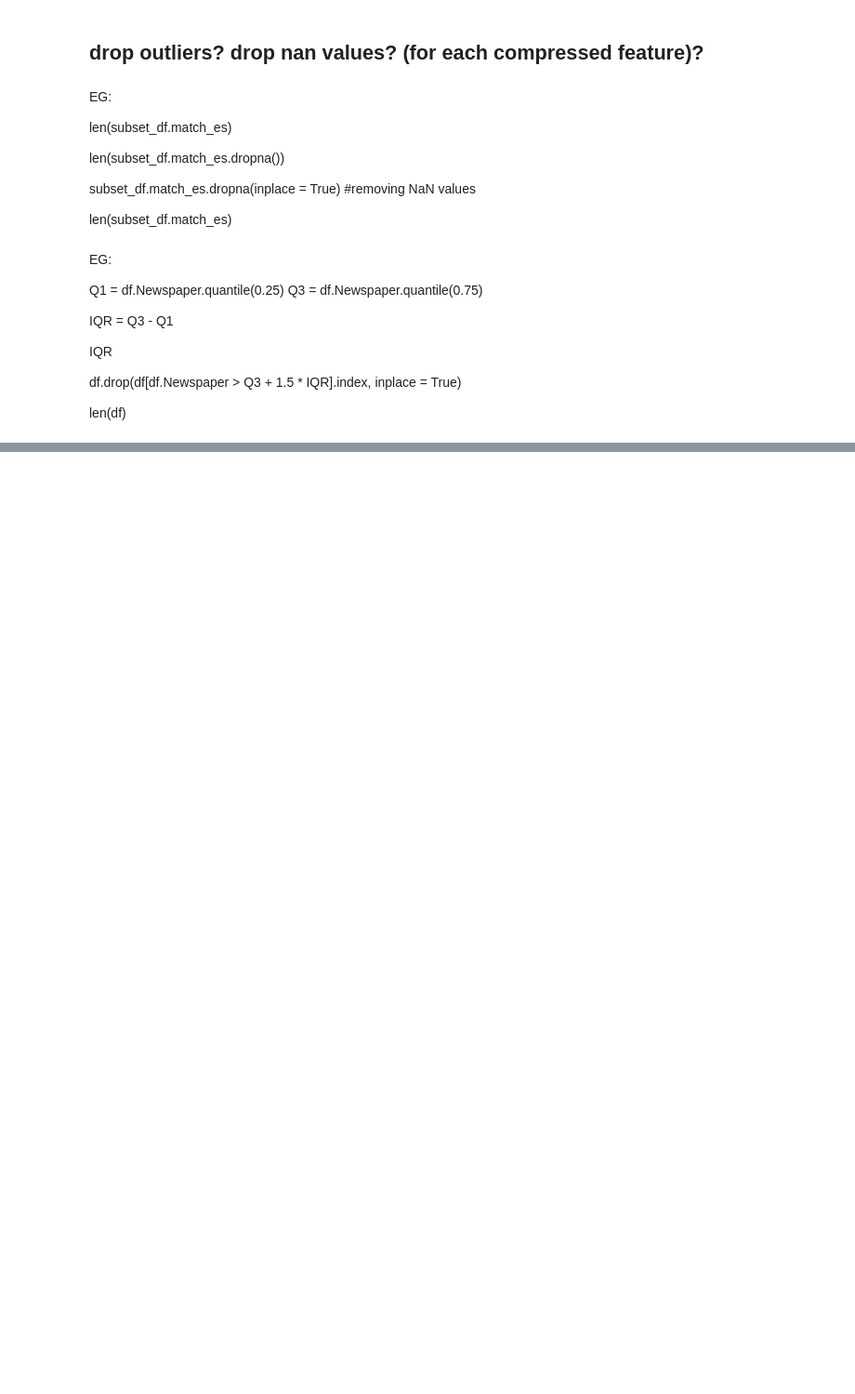
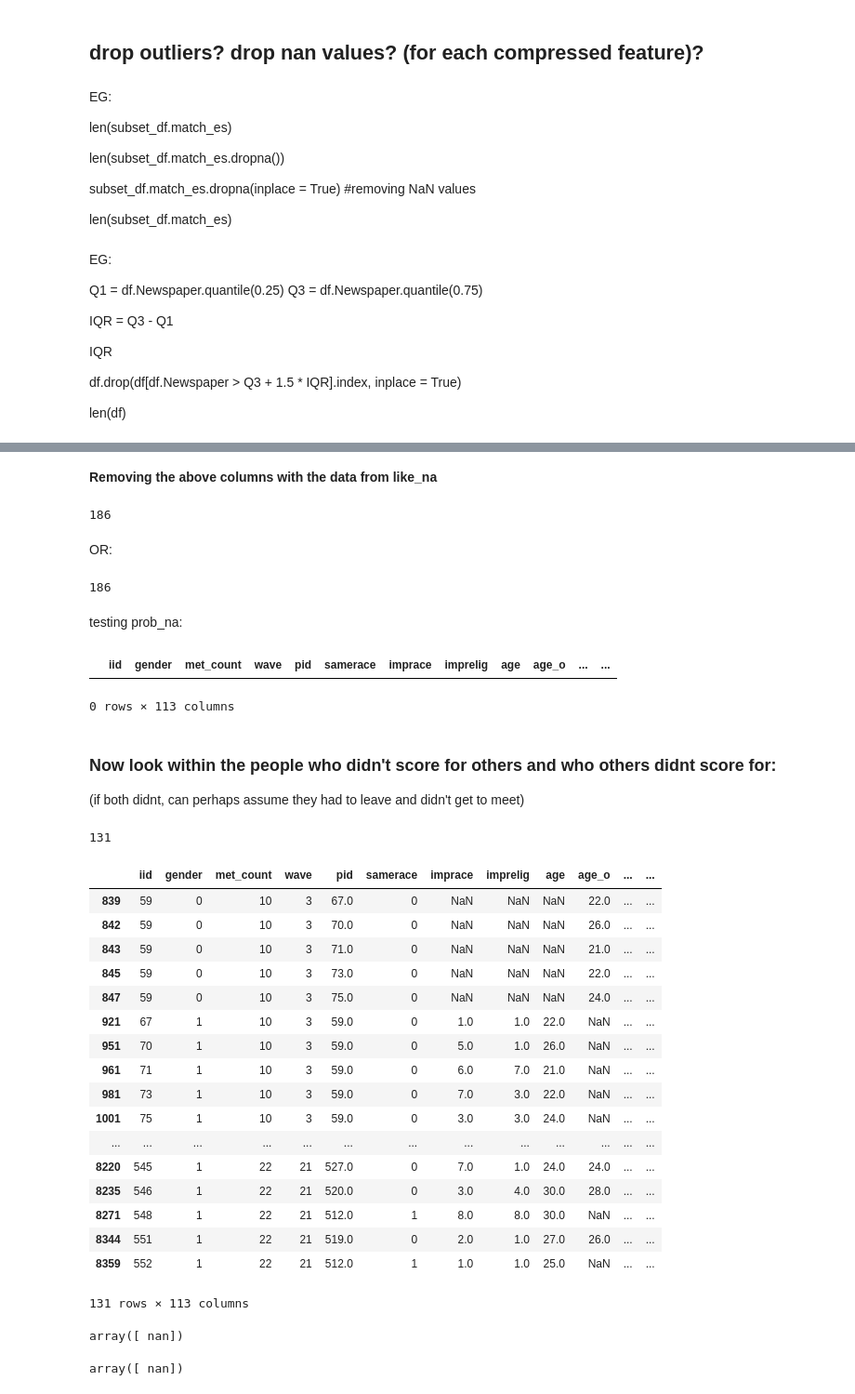
Before and after one commit to MirandaRemmer/DS-SF-23-work, a Jupyter notebook: final-project - MR/3/SpeedDating_dataset.ipynb, the cells around one changed output, grey strips where cells are left out. Shown: that part at 93% size. Cells and saved outputs as stored; diff of their text form; code cells hidden in the pictures; blank space fills up the shorter version.

```diff
--- a/final-project - MR/3/SpeedDating_dataset.ipynb
+++ b/final-project - MR/3/SpeedDating_dataset.ipynb
@@ -638,0 +704,5 @@ len(df)
+# %%
+#First grab subject data with no scores for partner
+df_nan_exp_ratings = subset_df[(subset_df.attr.isnull()) & (subset_df.sinc.isnull()) & (subset_df.fun.isnull()) &
+                   (subset_df.intel.isnull()) &  (subset_df.amb.isnull()) & (subset_df.shar.isnull())]
+len(df_nan_exp_ratings)
@@ -638,0 +733,63 @@ len(df)
+# %% [markdown]
+**Removing the above columns with the data from like_na**
+# %%
+df_exp_ratings_edit = df_nan_exp_ratings.drop(like_na.index)
+len(df_exp_ratings_edit)
+# %% [output]
+186
+# %% [markdown]
+OR:
+# %%
+df_exp_ratings_edit = df_nan_exp_ratings.drop([705, 711, 712, 2546, 7639, 7642])
+len(df_exp_ratings_edit)
+# %% [output]
+186
+# %% [markdown]
+testing prob_na:
+# %%
+prob_na = df_exp_ratings_edit[df_exp_ratings_edit.prob.notnull()]
+prob_na
+# %% [output]
+|  | iid | gender | met_count | wave | pid | samerace | imprace | imprelig | age | age_o | ... | ... |
+0 rows × 113 columns
+# %% [markdown]
+### Now look within the people who didn't score for others and who others didnt score for:
+
+(if both didnt, can perhaps assume they had to leave and didn't get to meet)
+# %%
+#experiment ratings nan for both subject & partner
+df_nan_exp_ratings_all = df_exp_ratings_edit[(df_exp_ratings_edit.attr_o.isnull()) & (df_exp_ratings_edit.sinc_o.isnull()) & (df_exp_ratings_edit.fun_o.isnull()) &
+                   (df_exp_ratings_edit.intel_o.isnull()) &  (df_exp_ratings_edit.amb_o.isnull()) & (df_exp_ratings_edit.shar_o.isnull())]
+# %%
+len(df_nan_exp_ratings_all)
+# %% [output]
+131
+# %%
+df_nan_exp_ratings_all
+# %% [output]
+|  | iid | gender | met_count | wave | pid | samerace | imprace | imprelig | age | age_o | ... | ... |
+| 839 | 59 | 0 | 10 | 3 | 67.0 | 0 | NaN | NaN | NaN | 22.0 | ... | ... |
+| 842 | 59 | 0 | 10 | 3 | 70.0 | 0 | NaN | NaN | NaN | 26.0 | ... | ... |
+| 843 | 59 | 0 | 10 | 3 | 71.0 | 0 | NaN | NaN | NaN | 21.0 | ... | ... |
+| 845 | 59 | 0 | 10 | 3 | 73.0 | 0 | NaN | NaN | NaN | 22.0 | ... | ... |
+| 847 | 59 | 0 | 10 | 3 | 75.0 | 0 | NaN | NaN | NaN | 24.0 | ... | ... |
+| 921 | 67 | 1 | 10 | 3 | 59.0 | 0 | 1.0 | 1.0 | 22.0 | NaN | ... | ... |
+| 951 | 70 | 1 | 10 | 3 | 59.0 | 0 | 5.0 | 1.0 | 26.0 | NaN | ... | ... |
+| 961 | 71 | 1 | 10 | 3 | 59.0 | 0 | 6.0 | 7.0 | 21.0 | NaN | ... | ... |
+| 981 | 73 | 1 | 10 | 3 | 59.0 | 0 | 7.0 | 3.0 | 22.0 | NaN | ... | ... |
+| 1001 | 75 | 1 | 10 | 3 | 59.0 | 0 | 3.0 | 3.0 | 24.0 | NaN | ... | ... |
+| ... | ... | ... | ... | ... | ... | ... | ... | ... | ... | ... | ... | ... |
+| 8220 | 545 | 1 | 22 | 21 | 527.0 | 0 | 7.0 | 1.0 | 24.0 | 24.0 | ... | ... |
+| 8235 | 546 | 1 | 22 | 21 | 520.0 | 0 | 3.0 | 4.0 | 30.0 | 28.0 | ... | ... |
+| 8271 | 548 | 1 | 22 | 21 | 512.0 | 1 | 8.0 | 8.0 | 30.0 | NaN | ... | ... |
+| 8344 | 551 | 1 | 22 | 21 | 519.0 | 0 | 2.0 | 1.0 | 27.0 | 26.0 | ... | ... |
+| 8359 | 552 | 1 | 22 | 21 | 512.0 | 1 | 1.0 | 1.0 | 25.0 | NaN | ... | ... |
+131 rows × 113 columns
+# %%
+df_nan_exp_ratings_all['attr_o'].unique()
+# %% [output]
+array([ nan])
+# %%
+df_nan_exp_ratings_all['sinc_o'].unique()
+# %% [output]
+array([ nan])
```
Also changed, not shown: parts of 75 cells of this notebook, 5 other files.
